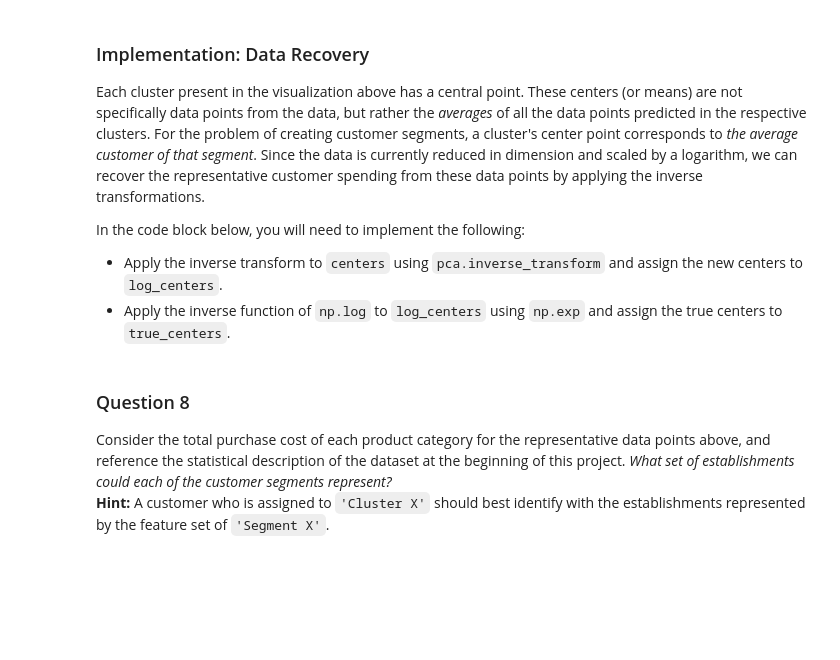
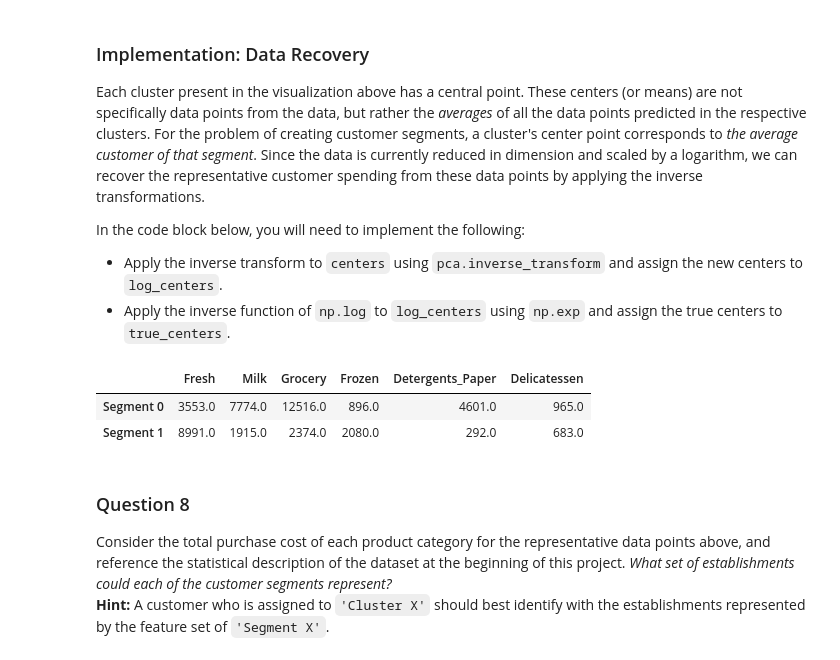
Before and after one commit to Xeaphii/creating_customer_segments, a Jupyter notebook: customer_segments.ipynb, the cells around one changed output. Drawn from its saved outputs; the diff is of its cells as text; code cells hidden in the pictures; blank space fills up the shorter version.

```diff
--- a/customer_segments.ipynb
+++ b/customer_segments.ipynb
@@ -403,16 +460,20 @@ In the code block below, you will need to implement the following:
  - Apply the inverse function of `np.log` to `log_centers` using `np.exp` and assign the true centers to `true_centers`.
 # %%
 # TODO: Inverse transform the centers
-log_centers = None
+log_centers =  pca.inverse_transform(centers)
 
 # TODO: Exponentiate the centers
-true_centers = None
+true_centers = np.exp(log_centers)
 
 # Display the true centers
 segments = ['Segment {}'.format(i) for i in range(0,len(centers))]
 true_centers = pd.DataFrame(np.round(true_centers), columns = data.keys())
 true_centers.index = segments
 display(true_centers)
+# %% [output]
+|  | Fresh | Milk | Grocery | Frozen | Detergents_Paper | Delicatessen |
+| Segment 0 | 3553.0 | 7774.0 | 12516.0 | 896.0 | 4601.0 | 965.0 |
+| Segment 1 | 8991.0 | 1915.0 | 2374.0 | 2080.0 | 292.0 | 683.0 |
 # %% [markdown]
 ### Question 8
 Consider the total purchase cost of each product category for the representative data points above, and reference the statistical description of the dataset at the beginning of this project. *What set of establishments could each of the customer segments represent?*
```
Also changed, not shown: parts of 26 cells of this notebook, 2 other files.
